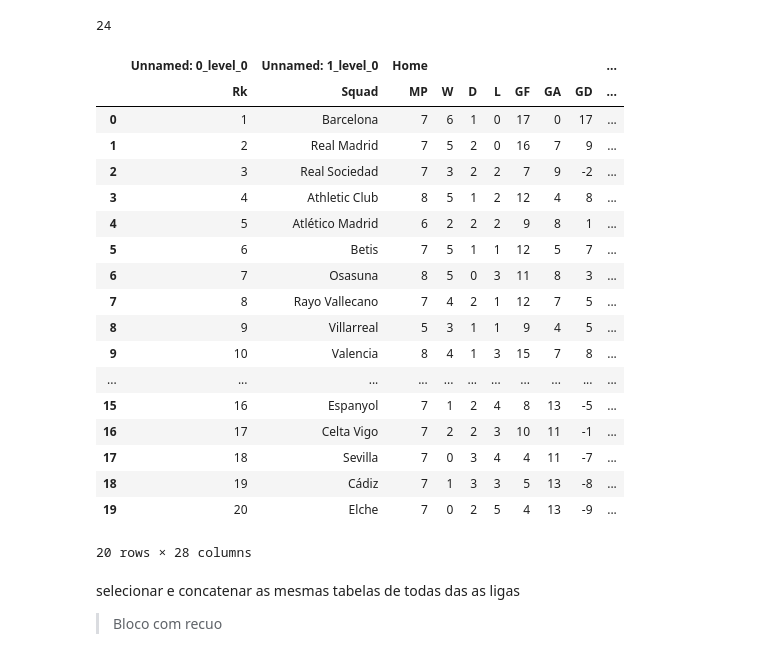
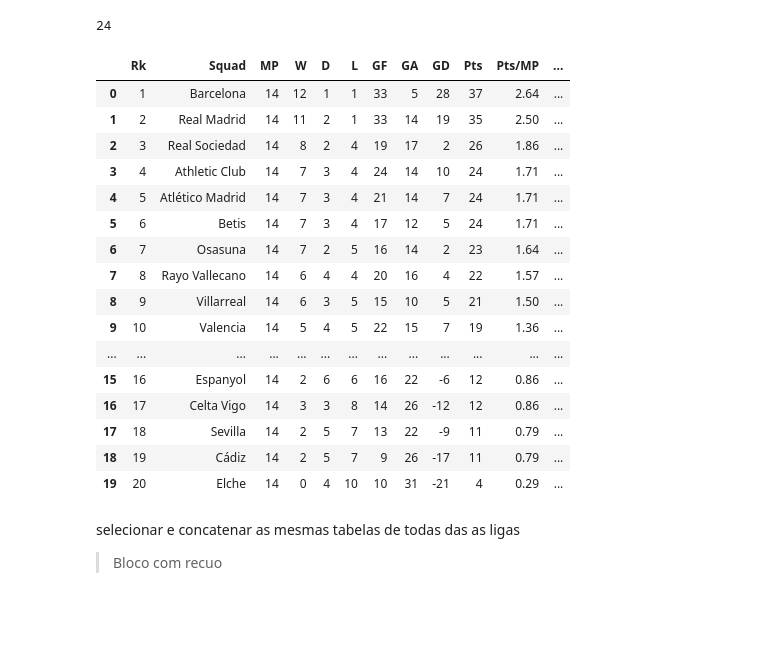
Before and after one commit to bola1318/base_de_dados, a Jupyter notebook: Laliga_league_tabela.ipynb, the cells around one changed output. Drawn from its saved outputs; the diff is of its cells as text; code cells hidden in the pictures; blank space fills up the shorter version.

```diff
--- a/Laliga_league_tabela.ipynb
+++ b/Laliga_league_tabela.ipynb
@@ -51,27 +33,25 @@ len(df1)
 # %% [output]
 24
 # %%
-df1[1] #Regular season
+df1[0] #Regular season
 # %% [output]
-|  | Unnamed: 0_level_0 | Unnamed: 1_level_0 | Home |  |  |  |  |  |  | ... |
-|  | Rk | Squad | MP | W | D | L | GF | GA | GD | ... |
-| 0 | 1 | Barcelona | 7 | 6 | 1 | 0 | 17 | 0 | 17 | ... |
-| 1 | 2 | Real Madrid | 7 | 5 | 2 | 0 | 16 | 7 | 9 | ... |
-| 2 | 3 | Real Sociedad | 7 | 3 | 2 | 2 | 7 | 9 | -2 | ... |
-| 3 | 4 | Athletic Club | 8 | 5 | 1 | 2 | 12 | 4 | 8 | ... |
-| 4 | 5 | Atlético Madrid | 6 | 2 | 2 | 2 | 9 | 8 | 1 | ... |
-| 5 | 6 | Betis | 7 | 5 | 1 | 1 | 12 | 5 | 7 | ... |
-| 6 | 7 | Osasuna | 8 | 5 | 0 | 3 | 11 | 8 | 3 | ... |
-| 7 | 8 | Rayo Vallecano | 7 | 4 | 2 | 1 | 12 | 7 | 5 | ... |
-| 8 | 9 | Villarreal | 5 | 3 | 1 | 1 | 9 | 4 | 5 | ... |
-| 9 | 10 | Valencia | 8 | 4 | 1 | 3 | 15 | 7 | 8 | ... |
-| ... | ... | ... | ... | ... | ... | ... | ... | ... | ... | ... |
-| 15 | 16 | Espanyol | 7 | 1 | 2 | 4 | 8 | 13 | -5 | ... |
-| 16 | 17 | Celta Vigo | 7 | 2 | 2 | 3 | 10 | 11 | -1 | ... |
-| 17 | 18 | Sevilla | 7 | 0 | 3 | 4 | 4 | 11 | -7 | ... |
-| 18 | 19 | Cádiz | 7 | 1 | 3 | 3 | 5 | 13 | -8 | ... |
-| 19 | 20 | Elche | 7 | 0 | 2 | 5 | 4 | 13 | -9 | ... |
+|  | Rk | Squad | MP | W | D | L | GF | GA | GD | Pts | Pts/MP | ... |
+| 0 | 1 | Barcelona | 14 | 12 | 1 | 1 | 33 | 5 | 28 | 37 | 2.64 | ... |
+| 1 | 2 | Real Madrid | 14 | 11 | 2 | 1 | 33 | 14 | 19 | 35 | 2.50 | ... |
+| 2 | 3 | Real Sociedad | 14 | 8 | 2 | 4 | 19 | 17 | 2 | 26 | 1.86 | ... |
+| 3 | 4 | Athletic Club | 14 | 7 | 3 | 4 | 24 | 14 | 10 | 24 | 1.71 | ... |
+| 4 | 5 | Atlético Madrid | 14 | 7 | 3 | 4 | 21 | 14 | 7 | 24 | 1.71 | ... |
+| 5 | 6 | Betis | 14 | 7 | 3 | 4 | 17 | 12 | 5 | 24 | 1.71 | ... |
+| 6 | 7 | Osasuna | 14 | 7 | 2 | 5 | 16 | 14 | 2 | 23 | 1.64 | ... |
+| 7 | 8 | Rayo Vallecano | 14 | 6 | 4 | 4 | 20 | 16 | 4 | 22 | 1.57 | ... |
+| 8 | 9 | Villarreal | 14 | 6 | 3 | 5 | 15 | 10 | 5 | 21 | 1.50 | ... |
+| 9 | 10 | Valencia | 14 | 5 | 4 | 5 | 22 | 15 | 7 | 19 | 1.36 | ... |
+| ... | ... | ... | ... | ... | ... | ... | ... | ... | ... | ... | ... | ... |
+| 15 | 16 | Espanyol | 14 | 2 | 6 | 6 | 16 | 22 | -6 | 12 | 0.86 | ... |
+| 16 | 17 | Celta Vigo | 14 | 3 | 3 | 8 | 14 | 26 | -12 | 12 | 0.86 | ... |
+| 17 | 18 | Sevilla | 14 | 2 | 5 | 7 | 13 | 22 | -9 | 11 | 0.79 | ... |
+| 18 | 19 | Cádiz | 14 | 2 | 5 | 7 | 9 | 26 | -17 | 11 | 0.79 | ... |
+| 19 | 20 | Elche | 14 | 0 | 4 | 10 | 10 | 31 | -21 | 4 | 0.29 | ... |
-20 rows × 28 columns
 # %% [markdown]
 selecionar e concatenar as mesmas tabelas de todas das as ligas
 
```
Also changed, not shown: parts of 3 cells of this notebook.
